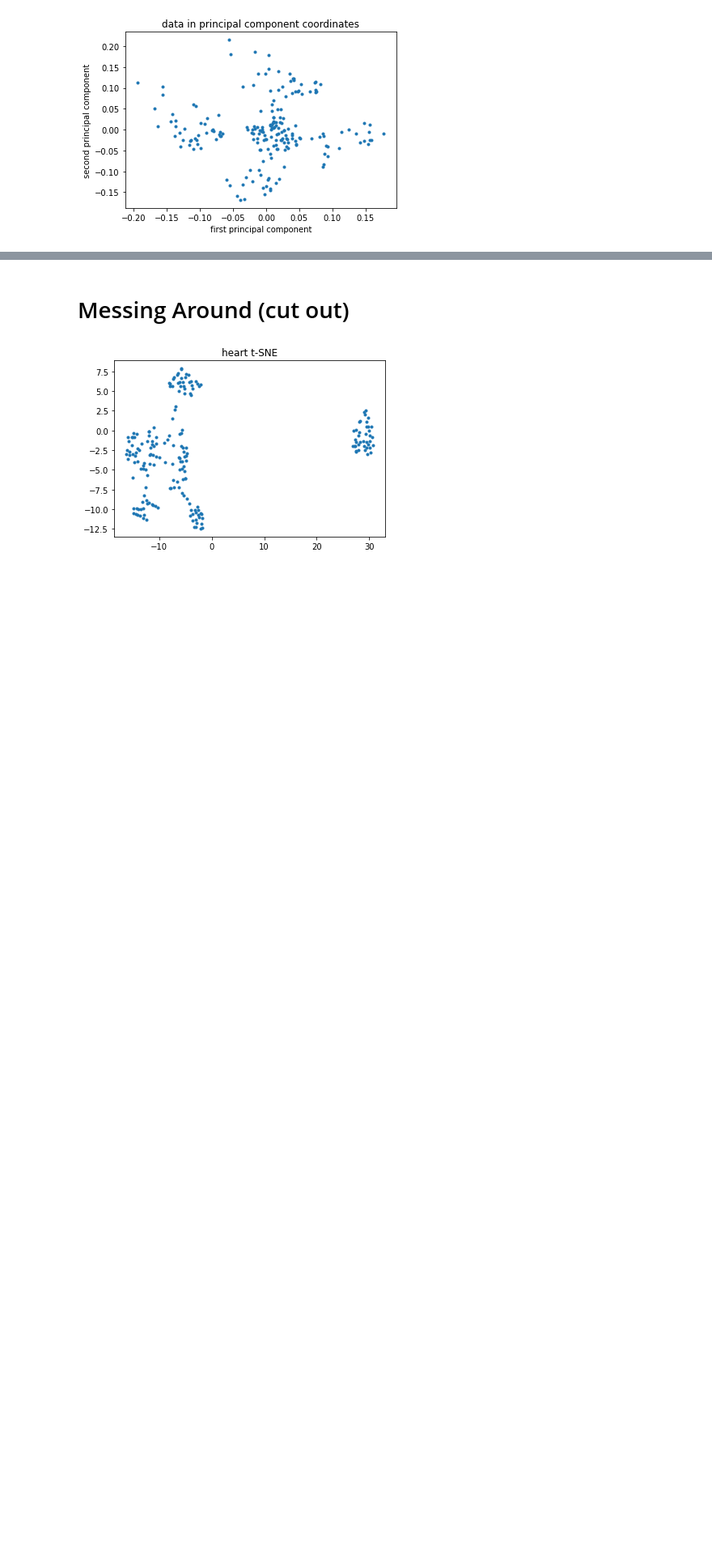
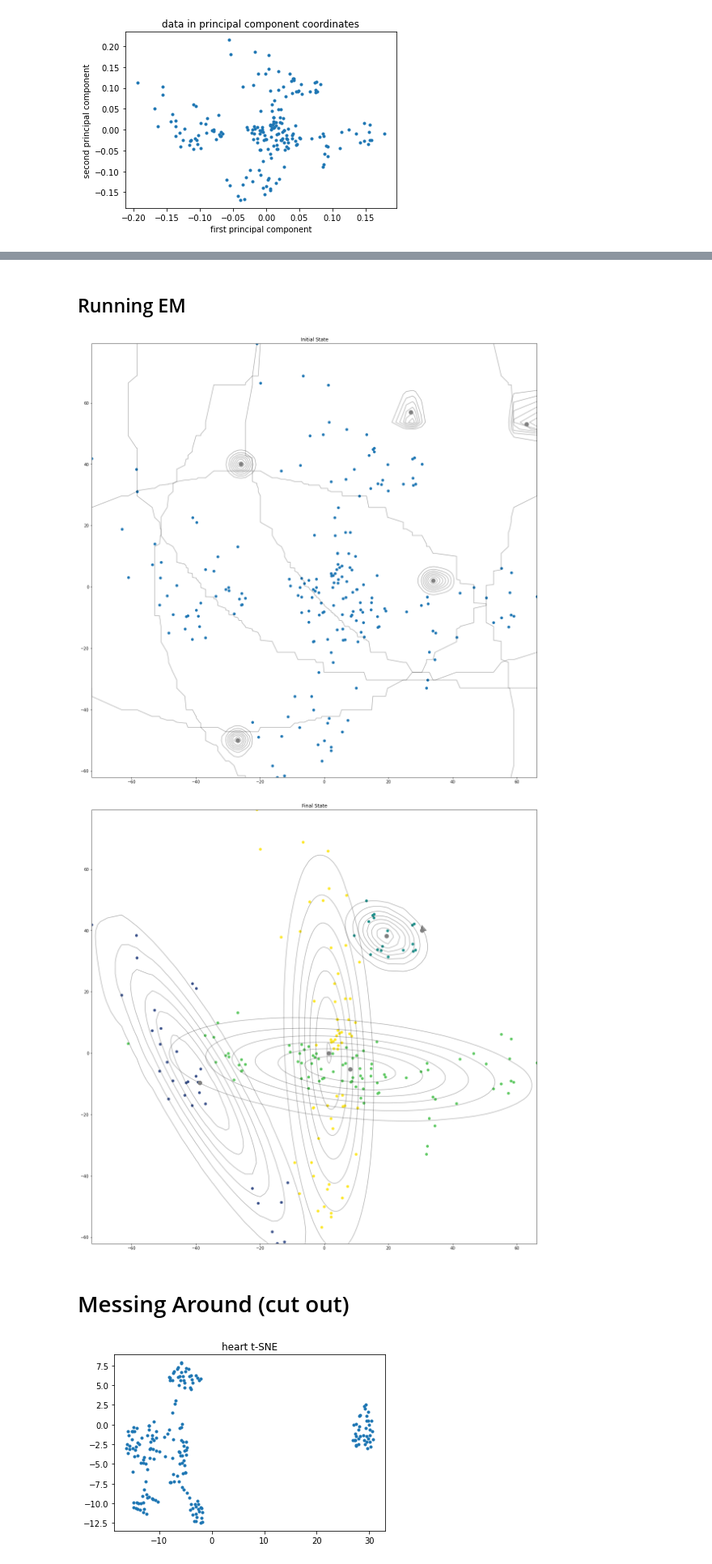
Before and after one commit to pmazumder3927/COGS-118B-Final, a Jupyter notebook: Cogs118B_final_project.ipynb, the cells around one changed output, grey strips where cells are left out. Shown at 81% size. Drawn from its saved outputs; the diff is of its cells as text; code cells hidden in the pictures; blank space fills up the shorter version.

```diff
--- a/Cogs118B_final_project.ipynb
+++ b/Cogs118B_final_project.ipynb
@@ -391,6 +280,0 @@ plotCurrent((heart - heart_mean) @ h_eigvecs, Rnk, (Kmus - heart_mean) @ h_eigve
-# %%
-# run GMM on 2 PCs
-# mixture params, means, covariances, responsibility
-# print(((Kmus - heart_mean) @ h_eigvecs)[:, 0:3])
-pi, mu, cov, r = runGMM(K, heart_pc[:, 0:3], initialMus=((Kmus - heart_mean) @ h_eigvecs)[:, 0:3])
-# plotCurrentGMM(heart_pc, r, mu, cov)
@@ -399,3 +338,37 @@ ValueError: ignored
+# %%
+from scipy.stats import multivariate_normal
+def expectation(self):
+    probabilities = np.array([pi_c*multivariate_normal(mean=mu_c, cov=sigma_c).pdf(self.X) for pi_c, mu_c, sigma_c in zip(self.pi, self.mu, self.sigma+self.sigma_correction)])
+    return ( probabilities / np.sum(probabilities, axis=0) ).T
+EMModel.expectation = expectation
+# %%
+def maximization(self, r):
+    N = np.sum(r, axis=0)
+    self.pi = N / np.sum(r)
+    self.mu = ( (1/N)*np.apply_along_axis(lambda r: np.sum(self.X*r.reshape(self.N, 1), axis=0), 0, r) ).T
+    self.sigma = np.array([ ((1/N[c])*np.dot((r[:,c].reshape(self.N,1)*(self.X-self.mu[c])).T,(self.X-self.mu[c]))) for c in range(self.k)])
+EMModel.maximization = maximization
+# %%
+def run(self):
+    r = None
+    for it in range(self.max_iters):
+        r = self.expectation()
+        self.maximization(r)
+
+    color_labels = np.argmax(r, axis=1)
+    self.plot_data('Final State', color_labels)
+
+EMModel.run = run
+# %% [markdown]
+## Running EM
+# %%
+# run GMM on 2 PCs
+heart_pc_unnorm = (heart - heart_mean) @ h_eigvecs
+model = EMModel(heart_pc_unnorm[:, 0:2], 5, max_iters=1000)
+model.run()
+# %% [output]
+[figure, added]
+[figure, added]
 # %% [markdown]
 # Messing Around (cut out)
 # %%
```
Also changed, not shown: parts of 12 cells of this notebook.
